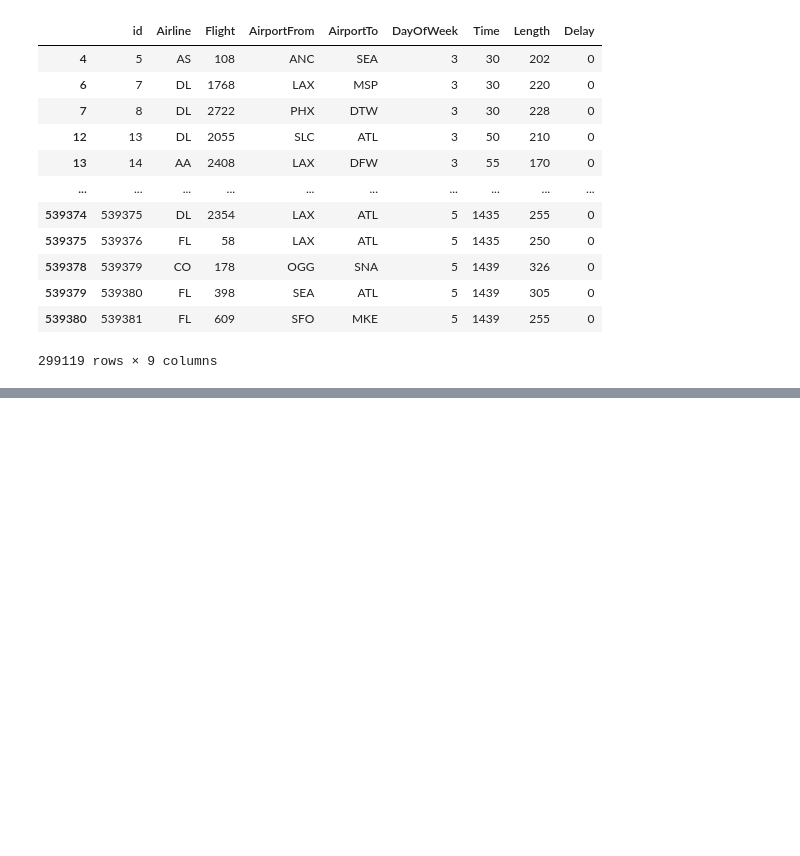
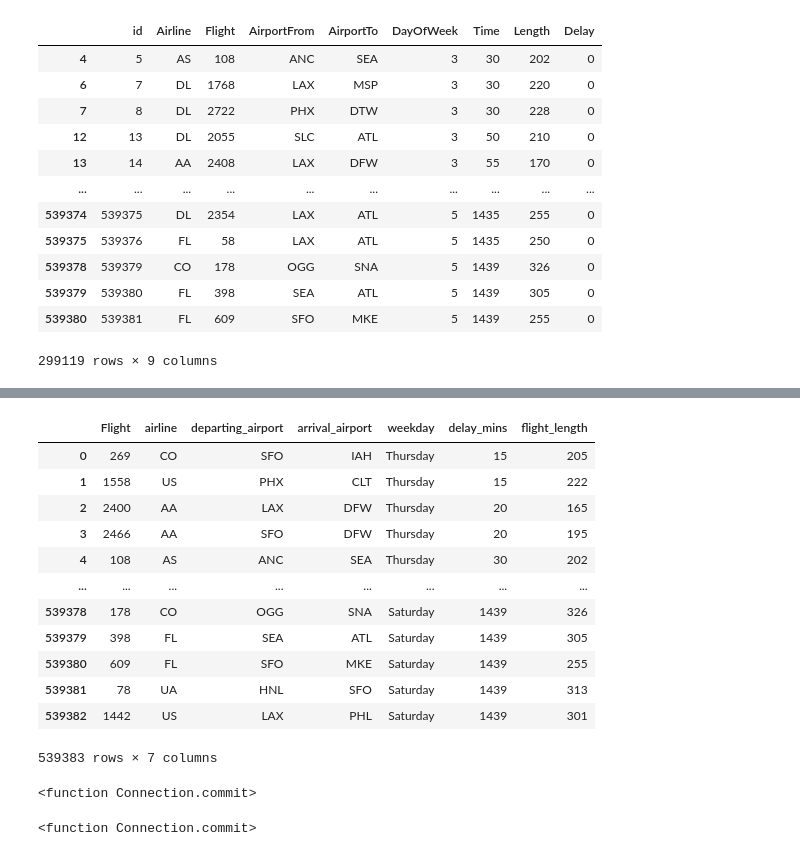
Before and after one commit to AidanH1998/Airplane-Group-1, a Jupyter notebook: airplane.ipynb, the cells around one changed output, grey strips where cells are left out. Saved outputs shown, nothing was run; the diff lists cells and outputs as text; code cells hidden in the pictures; blank space fills up the shorter version.

```diff
--- a/airplane.ipynb
+++ b/airplane.ipynb
@@ -129,0 +205,17 @@ delay
+# %%
+features_df = features_df.rename(columns={'Airline': 'airline', 'AirportFrom' : 'departing_airport','AirportTo': 'arrival_airport','DayOfWeek' : 'weekday','Time' : 'delay_mins','Length' : 'flight_length'})
+features_df
+# %% [output]
+|  | Flight | airline | departing_airport | arrival_airport | weekday | delay_mins | flight_length |
+| 0 | 269 | CO | SFO | IAH | Thursday | 15 | 205 |
+| 1 | 1558 | US | PHX | CLT | Thursday | 15 | 222 |
+| 2 | 2400 | AA | LAX | DFW | Thursday | 20 | 165 |
+| 3 | 2466 | AA | SFO | DFW | Thursday | 20 | 195 |
+| 4 | 108 | AS | ANC | SEA | Thursday | 30 | 202 |
+| ... | ... | ... | ... | ... | ... | ... | ... |
+| 539378 | 178 | CO | OGG | SNA | Saturday | 1439 | 326 |
+| 539379 | 398 | FL | SEA | ATL | Saturday | 1439 | 305 |
+| 539380 | 609 | FL | SFO | MKE | Saturday | 1439 | 255 |
+| 539381 | 78 | UA | HNL | SFO | Saturday | 1439 | 313 |
+| 539382 | 1442 | US | LAX | PHL | Saturday | 1439 | 301 |
+539383 rows × 7 columns
@@ -129,0 +228,12 @@ delay
+# %%
+# Adding feature_df database
+features_df.to_sql(name ='features', con=conn, if_exists='replace', index=False)
+conn.commit
+# %% [output]
+<function Connection.commit>
+# %%
+# Adding target_df to database
+target_df.to_sql(name ='target', con=conn, if_exists='replace', index=False)
+conn.commit
+# %% [output]
+<function Connection.commit>
```
Also changed, not shown: parts of 13 cells of this notebook, 1 other file.
